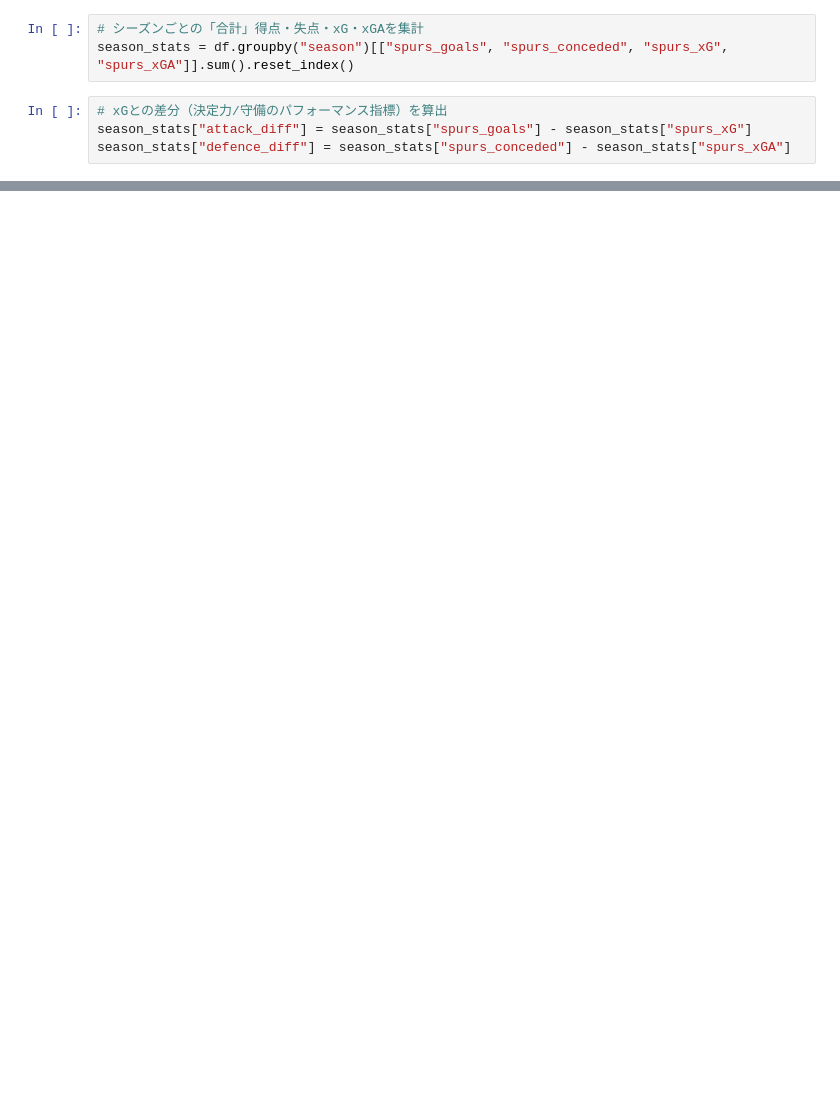
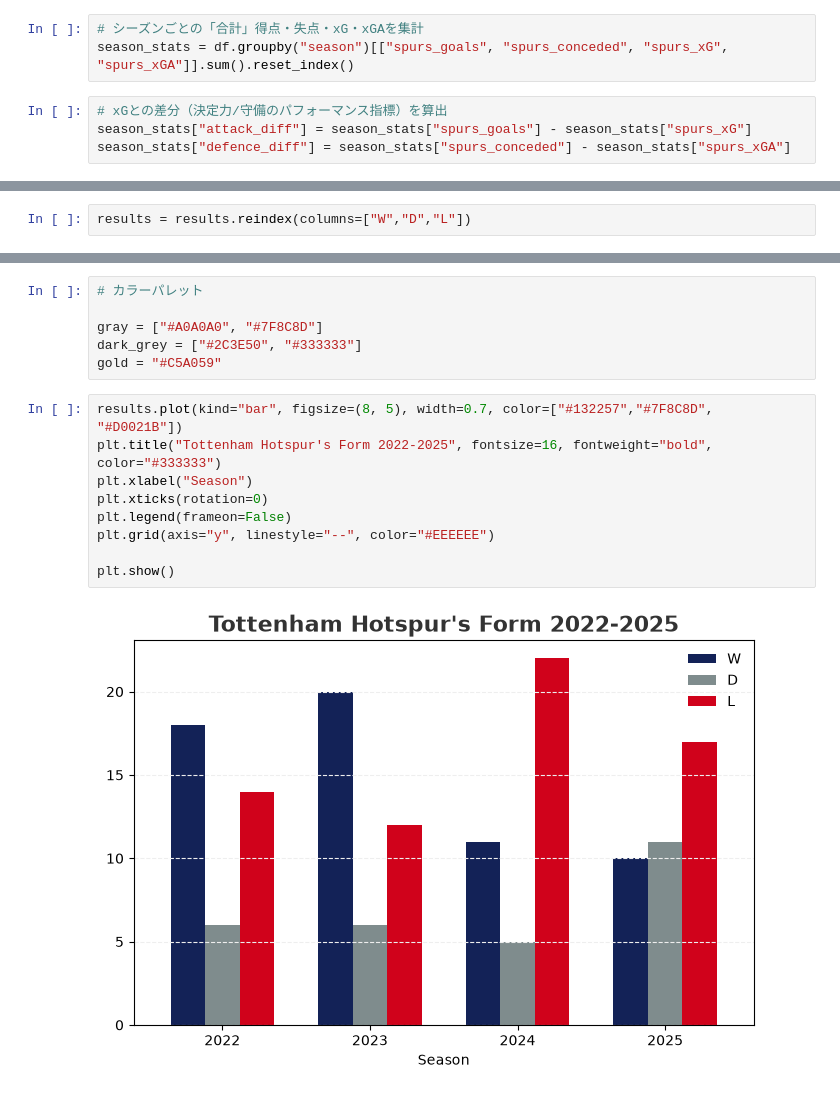
Before and after one commit to hdnr-k/tottenham-rebuild-analytics, a Jupyter notebook: notebooks/02_eda_xg_trend.ipynb, the cells around one changed output, grey strips where cells are left out. Saved outputs shown, nothing was run; the diff lists cells and outputs as text; blank space fills up the shorter version.

```diff
--- a/notebooks/02_eda_xg_trend.ipynb
+++ b/notebooks/02_eda_xg_trend.ipynb
@@ -94,0 +95,2 @@ plt.show()
+# %%
+results = results.reindex(columns=["W","D","L"])
@@ -94,0 +106,17 @@ plt.show()
+# %%
+# カラーパレット
+
+gray = ["#A0A0A0", "#7F8C8D"]
+dark_grey = ["#2C3E50", "#333333"]
+gold = "#C5A059"
+# %%
+results.plot(kind="bar", figsize=(8, 5), width=0.7, color=["#132257","#7F8C8D", "#D0021B"])
+plt.title("Tottenham Hotspur's Form 2022-2025", fontsize=16, fontweight="bold", color="#333333")
+plt.xlabel("Season")
+plt.xticks(rotation=0)
+plt.legend(frameon=False)
+plt.grid(axis="y", linestyle="--", color="#EEEEEE")
+
+plt.show()
+# %% [output]
+[figure, added]
```
Also changed, not shown: parts of 9 cells of this notebook.
